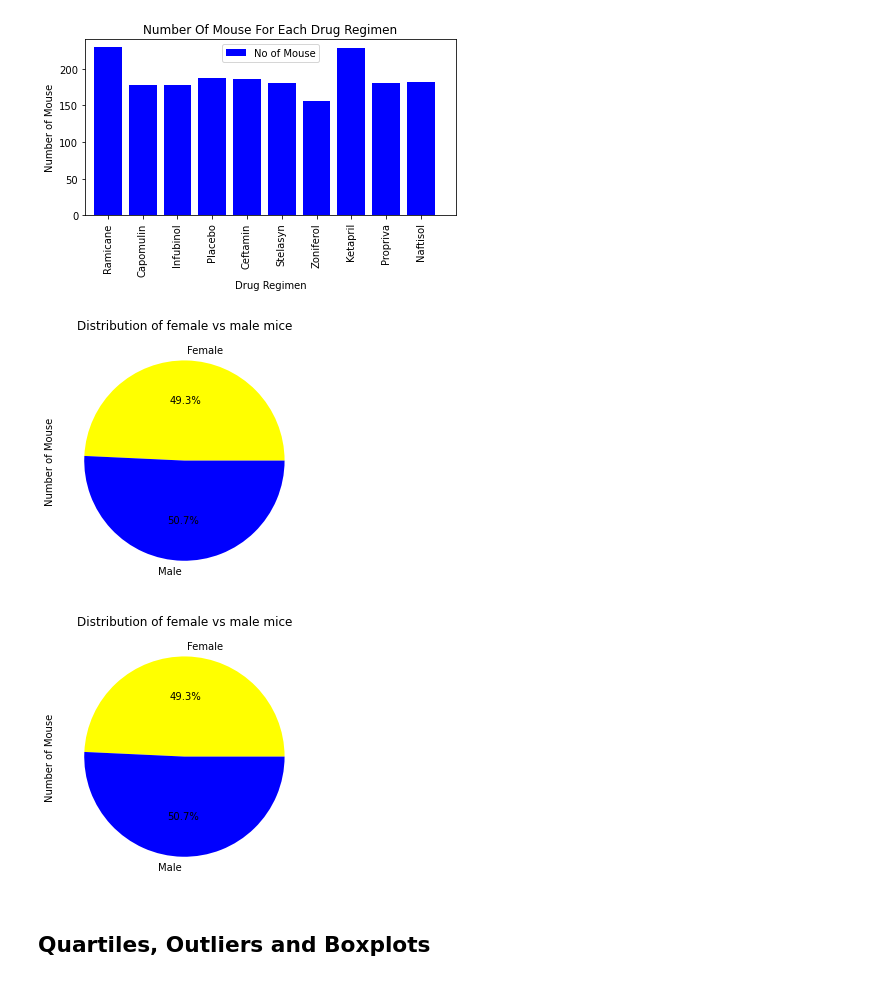
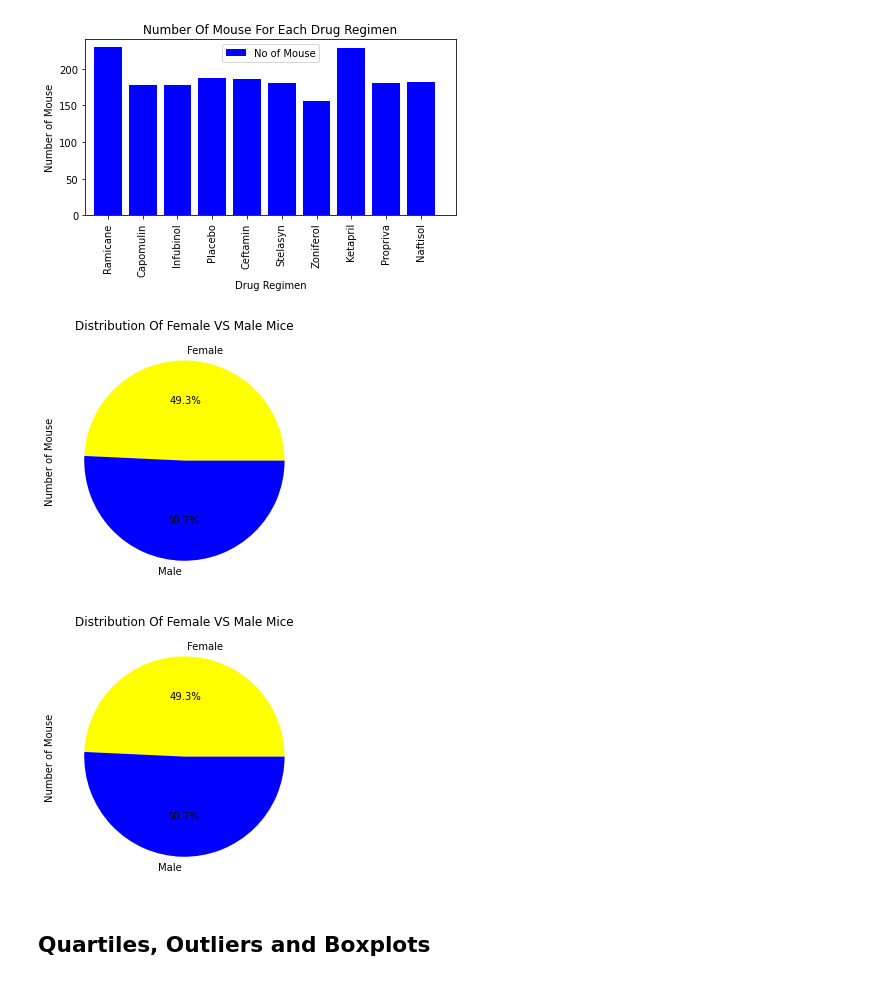
Before and after one commit to davidsalim86/Treatment-for-SCC-Matplotlib, a Jupyter notebook: Pymaceuticals/pymaceuticals_report.ipynb, the cells around one changed output. Cells and saved outputs as stored; diff of their text form; code cells hidden in the pictures.

Commit message:
added minor editing to charts

```diff
--- a/Pymaceuticals/pymaceuticals_report.ipynb
+++ b/Pymaceuticals/pymaceuticals_report.ipynb
@@ -158,21 +158,21 @@ plt.show()
 # %%
 # Generate a pie plot showing the distribution of female versus male mice using pandas
 byregimen_clean_df = cleaned_df.groupby(["Sex"])
 mice_number = byregimen_clean_df["Mouse ID"].count()
-sex_distribution_pie = mice_number.plot(kind= "pie", figsize=(7,4), title="Distribution of female vs male mice", autopct="%1.1f%%", colors=["yellow","blue"])
+sex_distribution_pie = mice_number.plot(kind= "pie", figsize=(7,4), title="Distribution Of Female VS Male Mice", autopct="%1.1f%%", colors=["yellow","blue"])
 sex_distribution_pie.set_ylabel("Number of Mouse")
 plt.tight_layout()
 # %% [output]
-[figure, old version]
+[figure, new version]
 # %%
 # Generate a pie plot showing the distribution of female versus male mice using pyplot
 plt.pie(mice_number,labels=["Female","Male"], autopct="%1.1f%%", colors=["yellow","blue"])
-plt.title("Distribution of female vs male mice")
+plt.title("Distribution Of Female VS Male Mice")
 plt.ylabel("Number of Mouse")
 plt.tight_layout()
 plt.show()
 # %% [output]
-[figure, old version]
+[figure, new version]
 # %% [markdown]
 ## Quartiles, Outliers and Boxplots
 # %%
```
Also changed, not shown: parts of 2 cells of this notebook.
